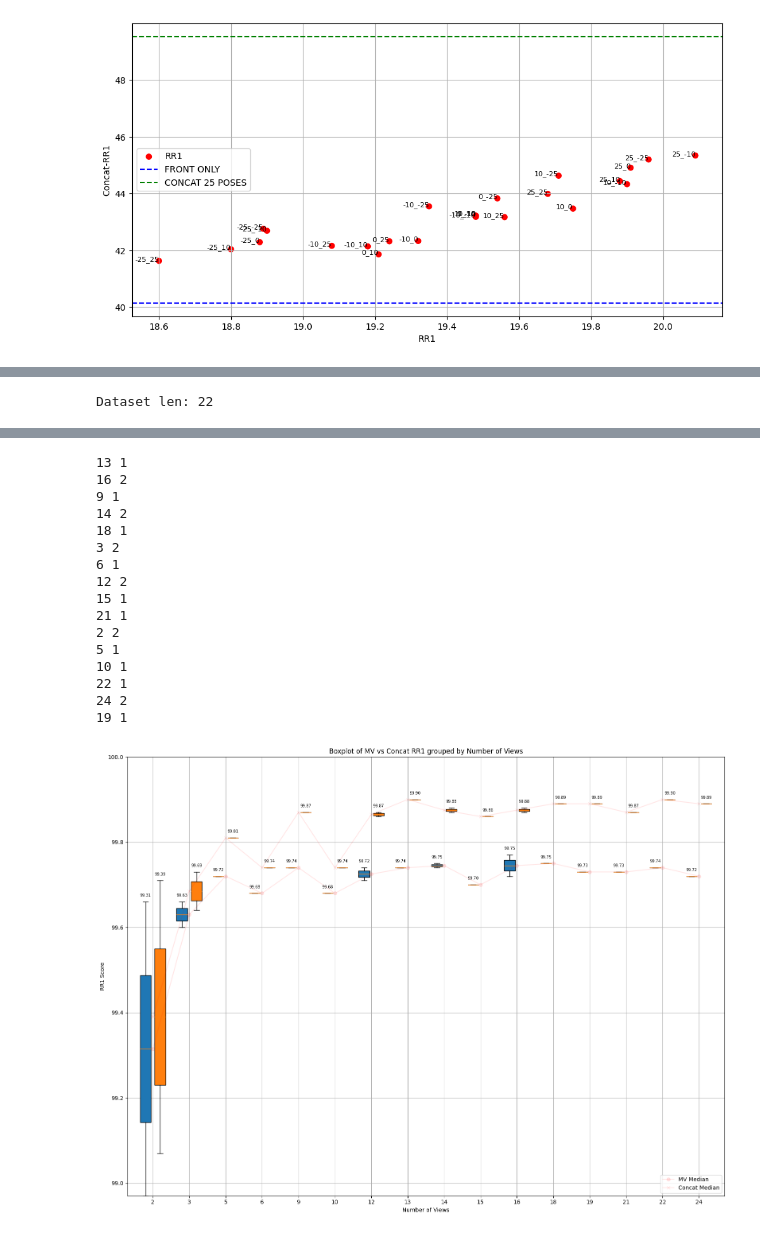
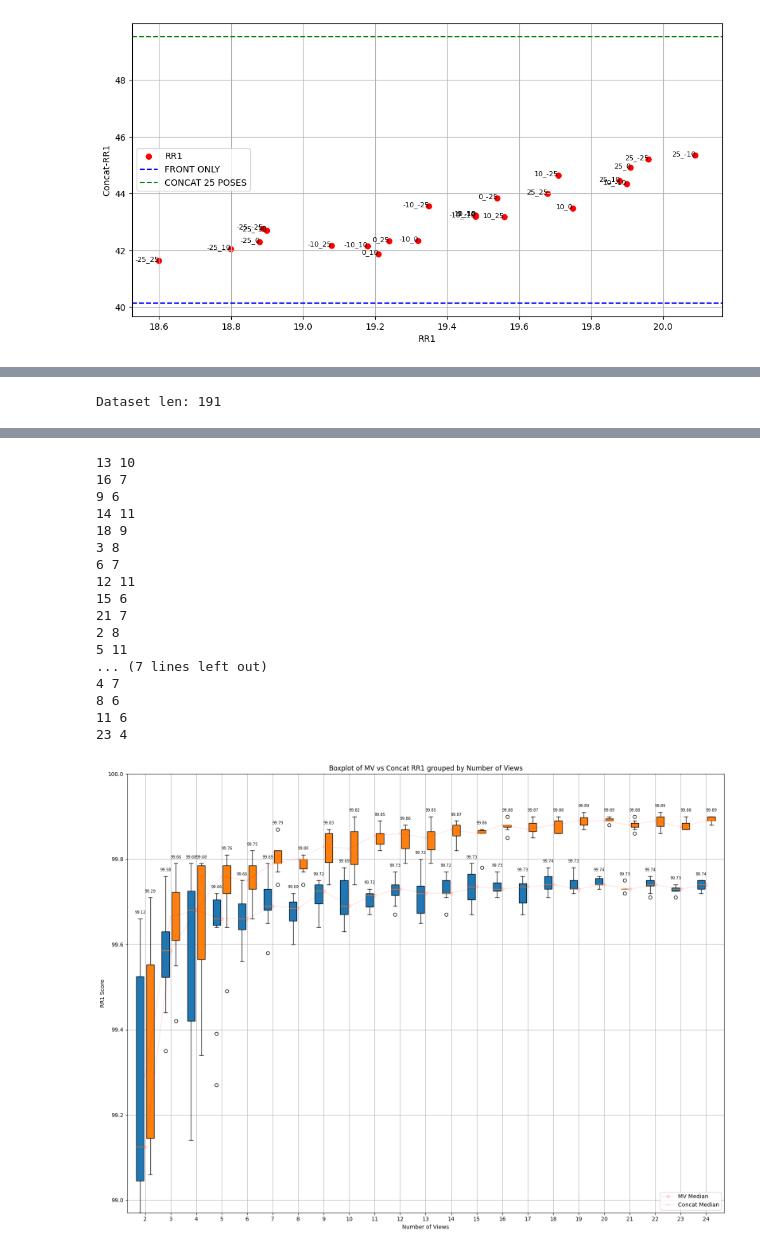
Before and after one commit to EduardBartolovic/HM_IDENT_3DFR, a Jupyter notebook: src/notebooks/AnalysePerspectives.ipynb, the cells around one changed output, grey strips where cells are left out. Saved outputs shown, nothing was run; the diff lists cells and outputs as text; code cells hidden in the pictures.

```diff
--- a/src/notebooks/AnalysePerspectives.ipynb
+++ b/src/notebooks/AnalysePerspectives.ipynb
@@ -388,4 +386,4 @@ Dataset len: 34
 # %%
-process_and_plot2('F:\\Face\\HM_IDENT_3DFR\\src\\notebooks\\perspectives_asia_bff_nobias.txt', xlim=(99.5, 100), ylim=(99.5, 100))
+process_and_plot2('perspectives_asia_bff_nobias.txt', xlim=(99.5, 100), ylim=(99.5, 100))
 # %% [output]
-Dataset len: 22
+Dataset len: 191
@@ -394,17 +392,18 @@ Dataset len: 22
-13 1
-16 2
-9 1
-14 2
-18 1
-3 2
-6 1
-12 2
-15 1
-21 1
-2 2
-5 1
-10 1
-22 1
-24 2
-19 1
+13 10
+16 7
+9 6
+14 11
+18 9
+3 8
+6 7
+12 11
+15 6
+21 7
+2 8
+5 11
+... (7 lines left out)
+4 7
+8 6
+11 6
+23 4
-[figure, old version]
+[figure, new version]
```
Also changed, not shown: parts of 3 cells of this notebook.
